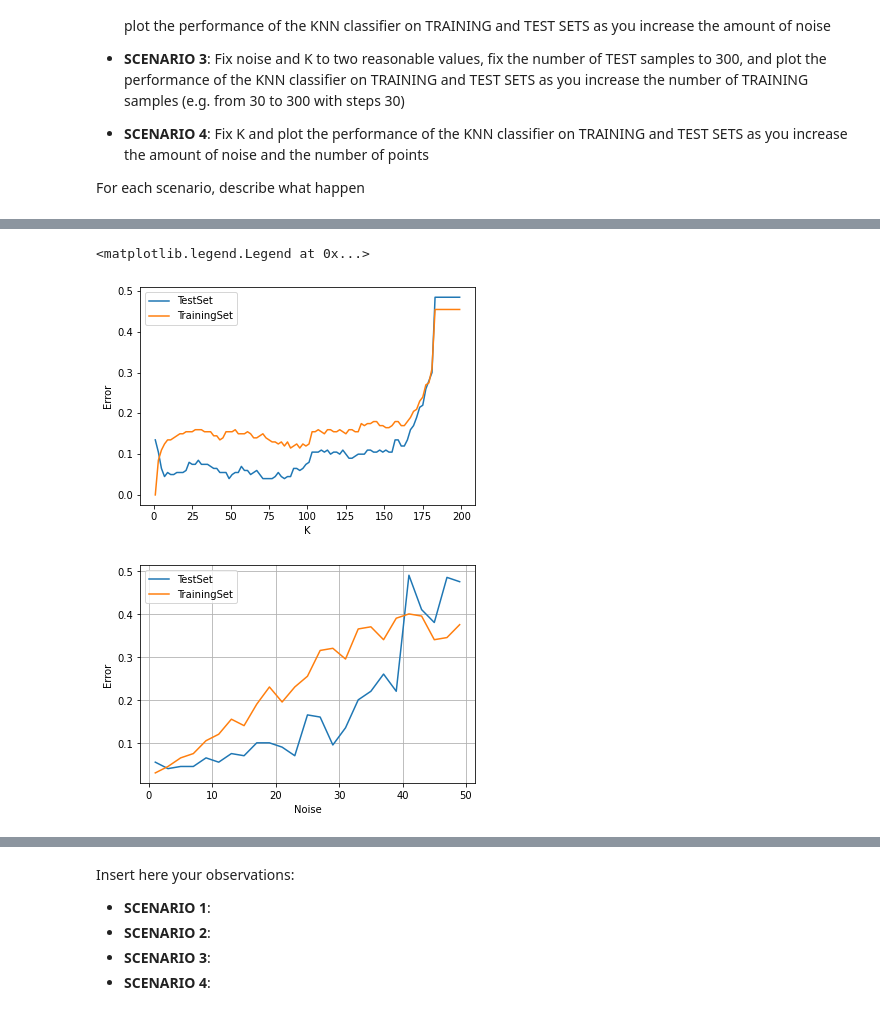
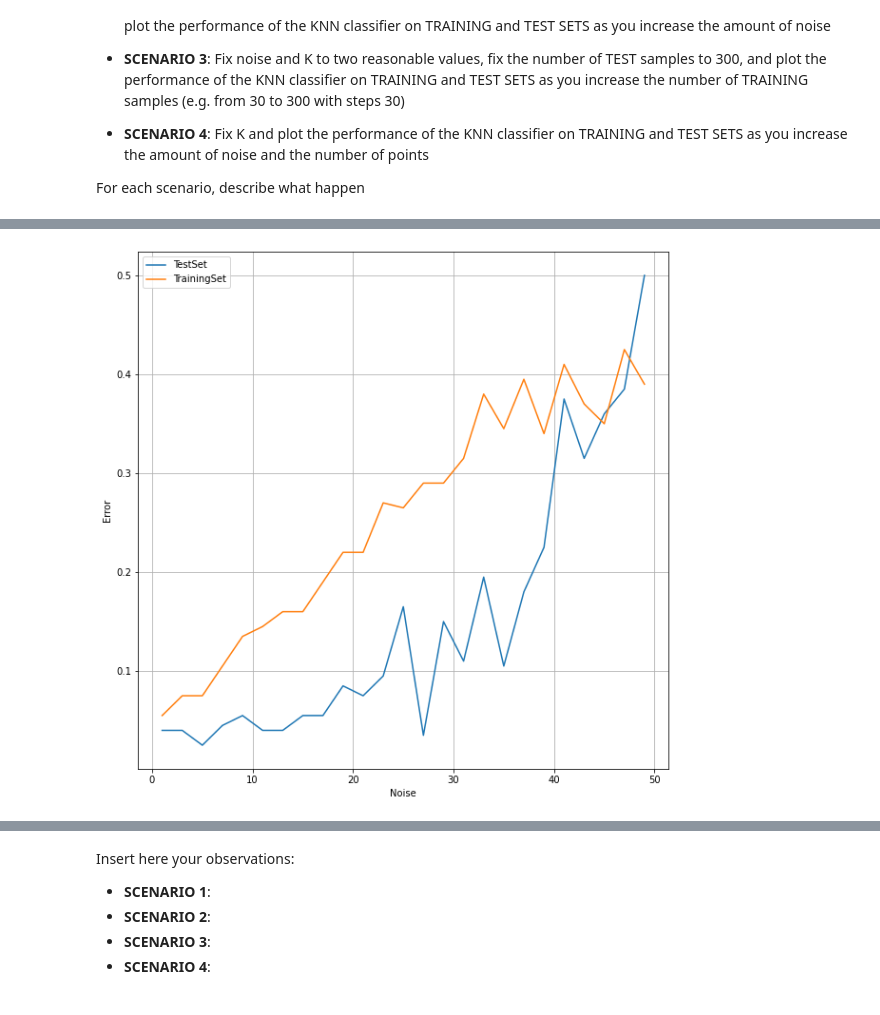
Before and after one commit to invzz/ML_LAB, a Jupyter notebook: lab1_KNN.ipynb, the cells around one changed output, grey strips where cells are left out. Saved outputs shown, nothing was run; the diff lists cells and outputs as text; code cells hidden in the pictures.

```diff
--- a/lab1_KNN.ipynb
+++ b/lab1_KNN.ipynb
@@ -77,9 +77,3 @@ where
 
 <font color=red>**Optional [NOT EVALUATED]**</font>:
 The `allDistances` function is very inefficient. Can you come up with a faster way to compute the distances between all pairs of points in two matrices?
-# %%
-def fast_allDistances(X1, X2):
-    p1 = np.sum(X1**2, axis=1)[:, np.newaxis]
-    p2 = np.sum(X2**2, axis=1)
-    p3 = -2 * np.dot(X1, X2.T)
-    return np.sqrt(p1+p2+p3)
@@ -151,7 +163,7 @@ def kNNClassify(Xtr, Ytr, k, Xte):
 
     Ypred = np.zeros(n_test)
 
-    dist = cdist(Xte, Xtr)
+    dist = fast_allDistances(Xte, Xtr)
 
     for idx in range(n_test):
         neigh_indexes = np.argsort(dist[idx, :])[:k]
@@ -265,7 +277,7 @@ Keeping the parameters of the function and the number of points as in the previo
 
 OBSERVE WHAT CHANGES...
 # %%
-def generateDataset(n=200, D=2, low_D=-10, high_D=10, m=1, q=0, noise=0):
+def generateDataset(n=200, D=2, low_D=-10, high_D=10, m=0.9, q=0, noise=0):
 
     X, Y = linearBinaryClass(n, low_D, high_D, m, q)
     if noise > 0:
@@ -273,7 +285,7 @@ def generateDataset(n=200, D=2, low_D=-10, high_D=10, m=1, q=0, noise=0):
 
     return X, Y
 # %%
-k=1
+k=5
 
 # Generate a training set WITH NOISE
 Xtr, Ytr_n = generateDataset(n=200, m=0.9, q=0, noise=10)
@@ -321,76 +409,41 @@ For each scenario, describe what happen
 # %%
 n = 200
 D = 2
 
-k_max = 200
-k_list = range(1,k_max+1, 2)
-noise = 10
+k = 15
+maxNoise = 50
+noise_list = range(1, maxNoise+1,2)
 
 err_list = []
 errtr_list = []
 
-# Generate training set
+# Generate a training set & test set
 Xtr, Ytr = linearBinaryClass(n, low_D, high_D, m, q)
-Ytr_n = flipLabels(Ytr, noise)
-# Generate test set
 Xte, Yte = linearBinaryClass(n, low_D, high_D, m, q)
 
-for k in k_list:
-    # Compute the error on the TEST SET
+for noise in noise_list:
+    #print(noise, end=' ')
+    Ytr_n = flipLabels(Ytr, noise)
+
+    # Evaluate the k-NN classifier on the TEST SET and compute the error
     Ypred = kNNClassify(Xtr, Ytr_n, k, Xte)
     err = calcError(Ypred, Yte)
     err_list.append(err)
 
-    # Compute the error on the TRAINING SET
+    # Evaluate the K-NN classifier on the TRAINING SET and compute the error
     Ypredtr = kNNClassify(Xtr, Ytr_n, k, Xtr)
     errtr = calcError(Ypredtr, Ytr_n)
     errtr_list.append(errtr)
 
-plt.plot(k_list, err_list, label="TestSet")
-plt.plot(k_list, errtr_list, label="TrainingSet")
-plt.xlabel('K')
+fig = plt.figure(figsize=(10, 10))
+plt.plot(noise_list, err_list, label="TestSet")
+plt.plot(noise_list, errtr_list, label="TrainingSet")
+plt.xlabel('Noise')
 plt.ylabel('Error')
 plt.legend()
+plt.grid()
 # %% [output]
-<matplotlib.legend.Legend at 0x...>
-[figure, old version]
+[figure, new version]
-# %%
-n = 200
-D = 2
-
-k = 15
-maxNoise = 50
-noise_list = range(1, maxNoise+1,2)
-
-err_list = []
-errtr_list = []
-
-# Generate a training set & test set
-Xtr, Ytr = linearBinaryClass(n, low_D, high_D, m, q)
-Xte, Yte = linearBinaryClass(n, low_D, high_D, m, q)
-
-for noise in noise_list:
-    #print(noise, end=' ')
-    Ytr_n = flipLabels(Ytr, noise)
-
-    # Evaluate the k-NN classifier on the TEST SET and compute the error
-    Ypred = kNNClassify(Xtr, Ytr_n, k, Xte)
-    err = calcError(Ypred, Yte)
-    err_list.append(err)
-
-    # Evaluate the K-NN classifier on the TRAINING SET and compute the error
-    Ypredtr = kNNClassify(Xtr, Ytr_n, k, Xtr)
-    errtr = calcError(Ypredtr, Ytr_n)
-    errtr_list.append(errtr)
-
-plt.plot(noise_list, err_list, label="TestSet")
-plt.plot(noise_list, errtr_list, label="TrainingSet")
-plt.xlabel('Noise')
-plt.ylabel('Error')
-plt.legend()
-plt.grid()
-# %% [output]
-[figure, removed]
 # %%
 n_test = 300
 D = 2
```
Also changed, not shown: parts of 9 cells of this notebook.
